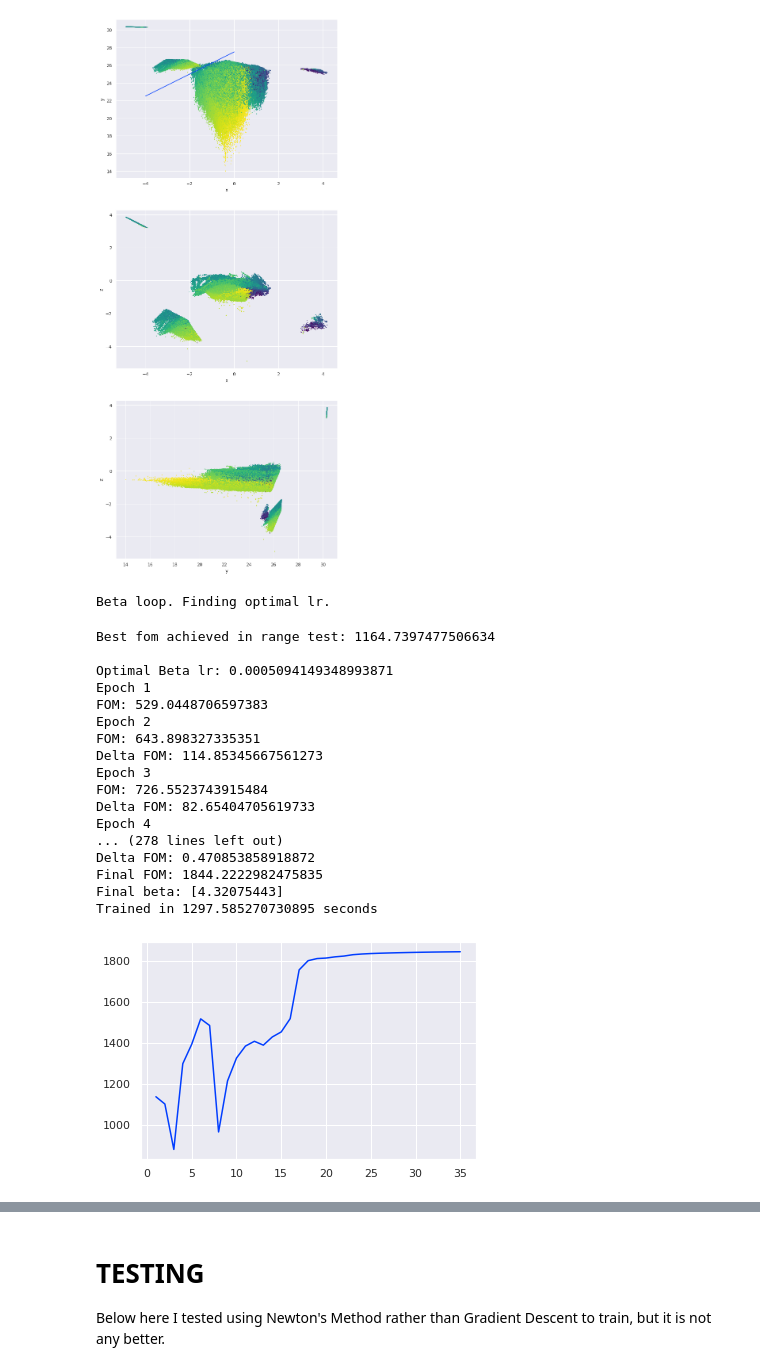
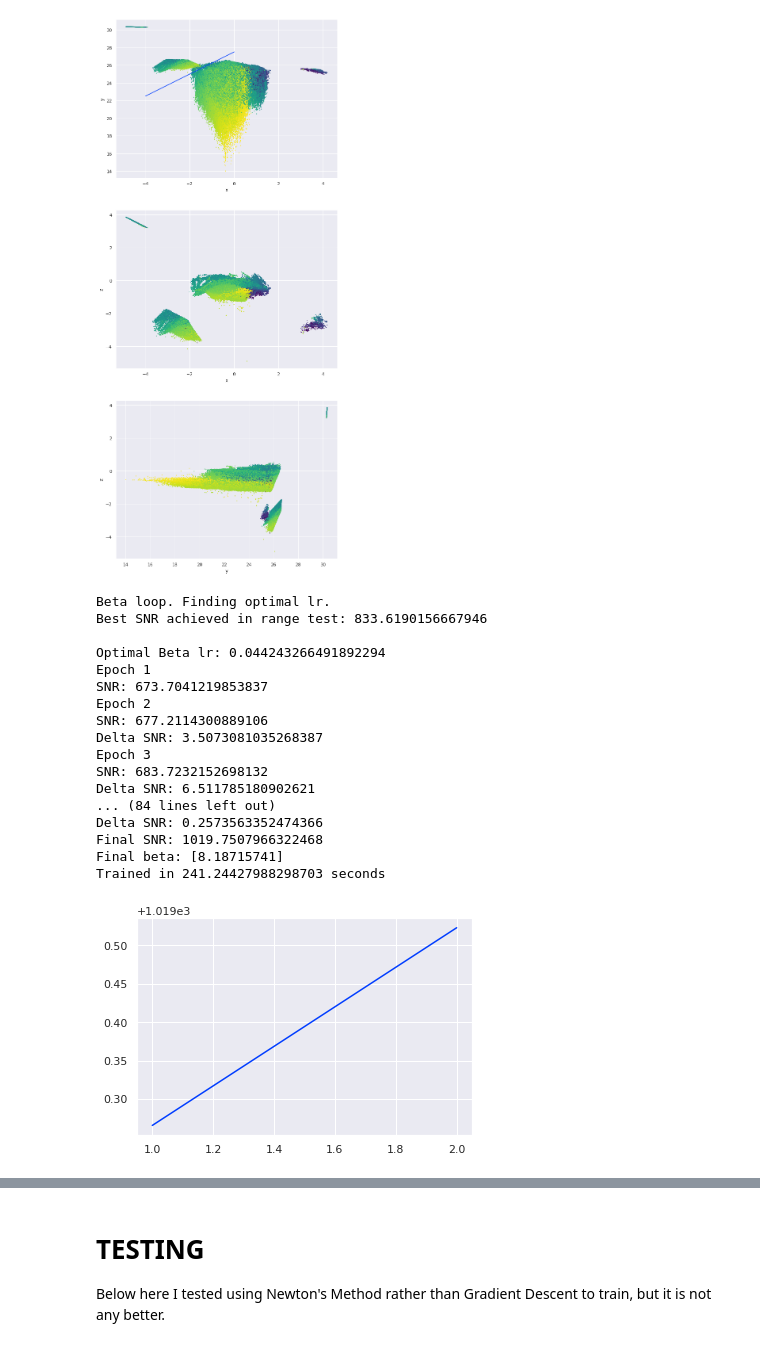
Before and after one commit to LSSTDESC/tomo_challenge, a Jupyter notebook: notebooks/pca_cluster.ipynb, the cells around one changed output, grey strips where cells are left out. Drawn from its saved outputs; the diff is of its cells as text; code cells hidden in the pictures.

Commit message:
Correctly implement range test.
- Notebook is a bit messy right now because I'm working fast and late at
night.

```diff
--- a/notebooks/pca_cluster.ipynb
+++ b/notebooks/pca_cluster.ipynb
@@ -112,7 +113,7 @@ def find_eigenvector(data, weights=None):
 # %%
 eigs = []
 num_eigs = 4
-eigs = np.zeros((num_eigs, color_shifted.shape[1]))
+eigs = np.zeros((color_shifted.shape[1], num_eigs))
 temp_data = np.copy(color_shifted)
 for i in range(num_eigs):
     v = find_eigenvector(temp_data, None)
@@ -240,6 +240,11 @@ def dist_snr(points, centroids, z, beta=1):
 def dist_fom(points, centroids, z, beta=1):
     cat = dist(points, centroids, beta)
     return -compute_fom(cat, z, binned_nz=True)
+
+@jax.jit
+def dist_fom_detf(points, centroids, z, beta=1):
+    cat = dist(points, centroids, beta)
+    return -compute_fom(cat, z, inds=[5, 6], binned_nz=True)
 # %%
 def range_test(points, redshift, beta, centroids, impl="fom", num=50, ind=1, verbose=False, high=-1):
     # The function we're optimizing, can't use string inputs in functions
@@ -299,7 +316,7 @@ def fit_centroids(points, redshift, num_centroids=3, num_epochs=10, impl="snr",
     rad_diff = 2 * np.pi / num_centroids
     l = []
     for i in range(num_centroids):
-        p = np.asarray([np.cos(i * rad_diff), np.sin(i * rad_diff), 0])
+        p = 0.25 * np.asarray([np.cos(i * rad_diff), np.sin(i * rad_diff), 0])
         l.append(p + cent)
 
     centroids = np.asarray(l)
@@ -310,7 +327,12 @@ def fit_centroids(points, redshift, num_centroids=3, num_epochs=10, impl="snr",
 
     # The function we're optimizing, can't use string inputs in functions
     # we're differentiating, hence this.
-    d2 = dist_fom if impl == "fom" else dist_snr
+    if impl == "fom":
+        d2 = dist_fom
+    elif impl == "fom_detf":
+        d2 = dist_fom_detf
+    else:
+        d2 = dist_snr
 
     # Index of the thing we're improving for taking derivative
     # And the thing we're improving.
@@ -336,7 +358,7 @@ def fit_centroids(points, redshift, num_centroids=3, num_epochs=10, impl="snr",
                 snr_history.append(-val)
 
                 # Learning rate annealing
-                if ind == 1: cur_lr *= 0.9
+                cur_lr *= 0.9
                 to_improve += -(grads) * cur_lr
                 i += 1
                 if verbose and len(snr_history) > 1:
@@ -351,22 +373,21 @@ def fit_centroids(points, redshift, num_centroids=3, num_epochs=10, impl="snr",
 
     print("Beta loop. Finding optimal lr.")
     num_points = 50
-    beta_lr = range_test(data_cut, z_cut, beta, centroids, impl, num=num_points, ind=3)
-    print("\nOptimal Beta lr:", beta_lr)
+    beta_lr, _ = range_test(data_cut, z_cut, beta, centroids, impl, num=num_points, ind=3)
+    print(f"\nOptimal Beta lr: {beta_lr}")
 
     beta, _ = loop_and_improve(beta, 3, num_epochs, test_lr=beta_lr, verbose=True)
     print(f"Final beta: {beta}")
 
     # Once we have improved beta we can continue on to do the centroids themselves.
     print("Centroids loop. Finding optimal lr.")
-    centroid_lr = range_test(data_cut, z_cut, beta, centroids, impl, num=num_points, high=-2)
-    print("\nOptimal centroids lr:", centroid_lr)
+    centroid_lr, centroids = range_test(data_cut, z_cut, beta, centroids, impl, num=num_points, high=-2)
+    print(f"\nOptimal centroids lr: {centroid_lr}")
 
-    centroids, loss1 = loop_and_improve(centroids, 1, num_epochs, test_lr=centroid_lr, verbose=True)
-
-#     centroid_lr = range_test(data_cut, z_cut, beta, centroids, impl, num=num_points, high=-2)
-#     print(f"Restart... {centroid_lr}")
-#     centroids, loss2 = loop_and_improve(centroids, 1, num_epochs, test_lr=centroid_lr, verbose=True)
+    # I divide by ten because the centroids we found in the range test are usually
+    # a little unstable, so an even smaller learning rate is better.
+    best_lr = centroid_lr/10 if num_centroids < 8 else centroid_lr/15
+    centroids, loss = loop_and_improve(centroids, 1, num_epochs, test_lr=best_lr, verbose=True)
 
     # In case the final tracer escapes just run it again.
     # Janky, but what part of Jax isn't?
@@ -376,7 +397,6 @@ def fit_centroids(points, redshift, num_centroids=3, num_epochs=10, impl="snr",
         print(f"Final {impl.upper()}:", -d2(points, centroids, redshift, beta))
 
     print(f"Final beta: {beta}")
-    loss = loss1#np.concatenate([loss1, loss2])
     plt.plot(np.arange(0, len(loss)) + 1, loss, label=num_centroids)
     return centroids
 
@@ -395,29 +415,28 @@ def classify(points, centroids):
     return jnp.argmin(dist, axis=0)
 # %%
 t0 = time.perf_counter()
-centers = fit_centroids(data_cut, z_cut, num_centroids=4, num_epochs=70, impl="fom", lr=0.0024/7)
+centers = fit_centroids(data_cut, z_cut, num_centroids=3, num_epochs=70, impl="snr", lr=0.0024/7)
 duration = time.perf_counter() - t0
 print(f"Trained in {duration} seconds")
 # %% [output]
 Beta loop. Finding optimal lr.
+Best SNR achieved in range test: 833.6190156667946
+
+Optimal Beta lr: 0.044243266491892294
+Epoch 1
+SNR: 673.7041219853837
+Epoch 2
+SNR: 677.2114300889106
+Delta SNR: 3.5073081035268387
+Epoch 3
+SNR: 683.7232152698132
+Delta SNR: 6.511785180902621
+... (84 lines left out)
+Delta SNR: 0.2573563352474366
+Final SNR: 1019.7507966322468
+Final beta: [8.18715741]
+Trained in 241.24427988298703 seconds
-Best fom achieved in range test: 1164.7397477506634
-
-Optimal Beta lr: 0.0005094149348993871
-Epoch 1
-FOM: 529.0448706597383
-Epoch 2
-FOM: 643.898327335351
-Delta FOM: 114.85345667561273
-Epoch 3
-FOM: 726.5523743915484
-Delta FOM: 82.65404705619733
-Epoch 4
-... (278 lines left out)
-Delta FOM: 0.470853858918872
-Final FOM: 1844.2222982475835
-Final beta: [4.32075443]
-Trained in 1297.585270730895 seconds
-[figure, old version]
+[figure, new version]
 # %%
 fig, ax = plt.subplots(figsize=(15, 10))
 
```
Also changed, not shown: parts of 13 cells of this notebook.
